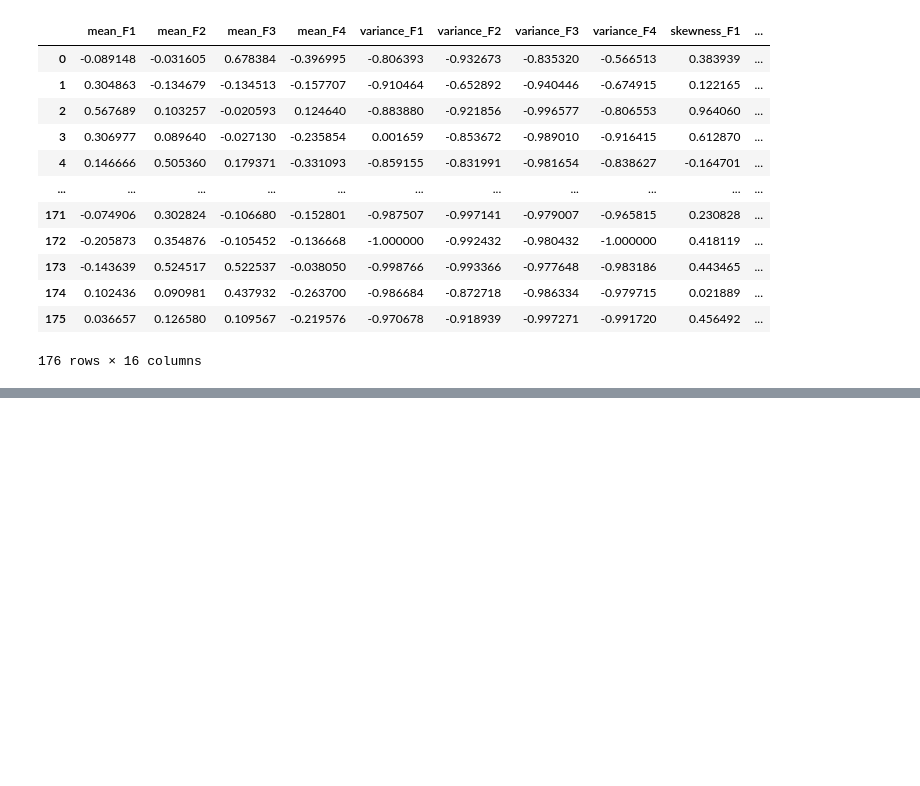
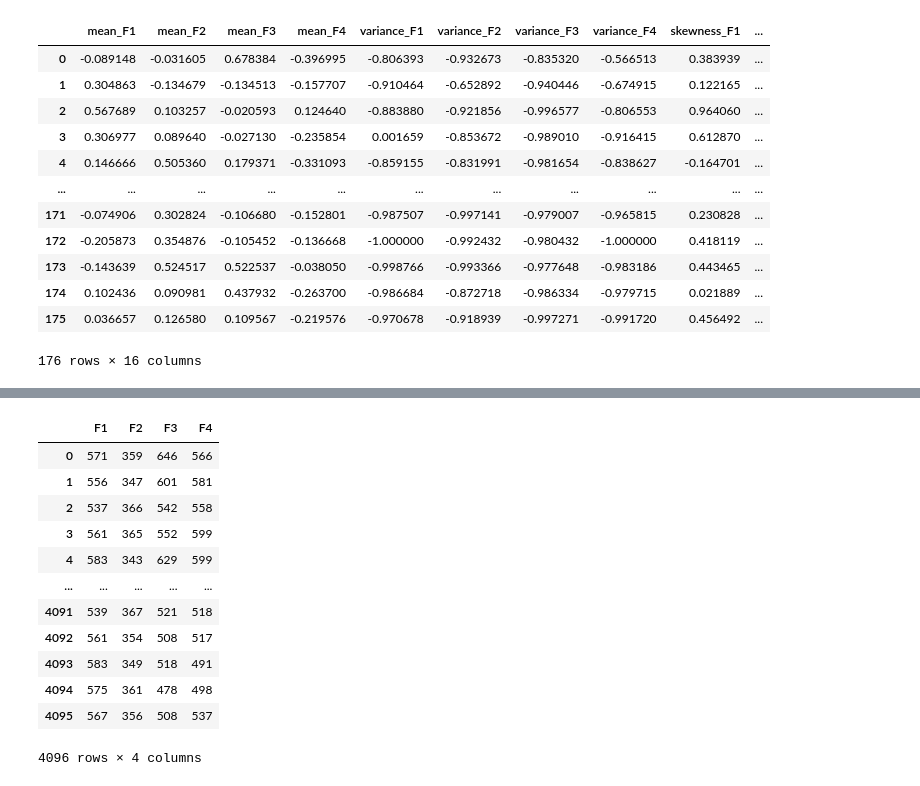
Before and after one commit to dev26git/Quantum-ML-EEG-Signals, a Jupyter notebook: QML_Code.ipynb, the cells around one changed output, grey strips where cells are left out. Saved outputs shown, nothing was run; the diff lists cells and outputs as text; code cells hidden in the pictures; blank space fills up the shorter version.

```diff
--- a/QML_Code.ipynb
+++ b/QML_Code.ipynb
@@ -160,0 +161,17 @@ circuit.draw(output='mpl')
+# %%
+df1 = pd.read_csv('/Users/sinner/Desktop/Projects/Quantum ML - Aston Project/dataset/subject1.csv', sep=';')
+df1
+# %% [output]
+|  | F1 | F2 | F3 | F4 |
+| 0 | 571 | 359 | 646 | 566 |
+| 1 | 556 | 347 | 601 | 581 |
+| 2 | 537 | 366 | 542 | 558 |
+| 3 | 561 | 365 | 552 | 599 |
+| 4 | 583 | 343 | 629 | 599 |
+| ... | ... | ... | ... | ... |
+| 4091 | 539 | 367 | 521 | 518 |
+| 4092 | 561 | 354 | 508 | 517 |
+| 4093 | 583 | 349 | 518 | 491 |
+| 4094 | 575 | 361 | 478 | 498 |
+| 4095 | 567 | 356 | 508 | 537 |
+4096 rows × 4 columns
```
Also changed, not shown: parts of 1 cell of this notebook, 1 other file.
